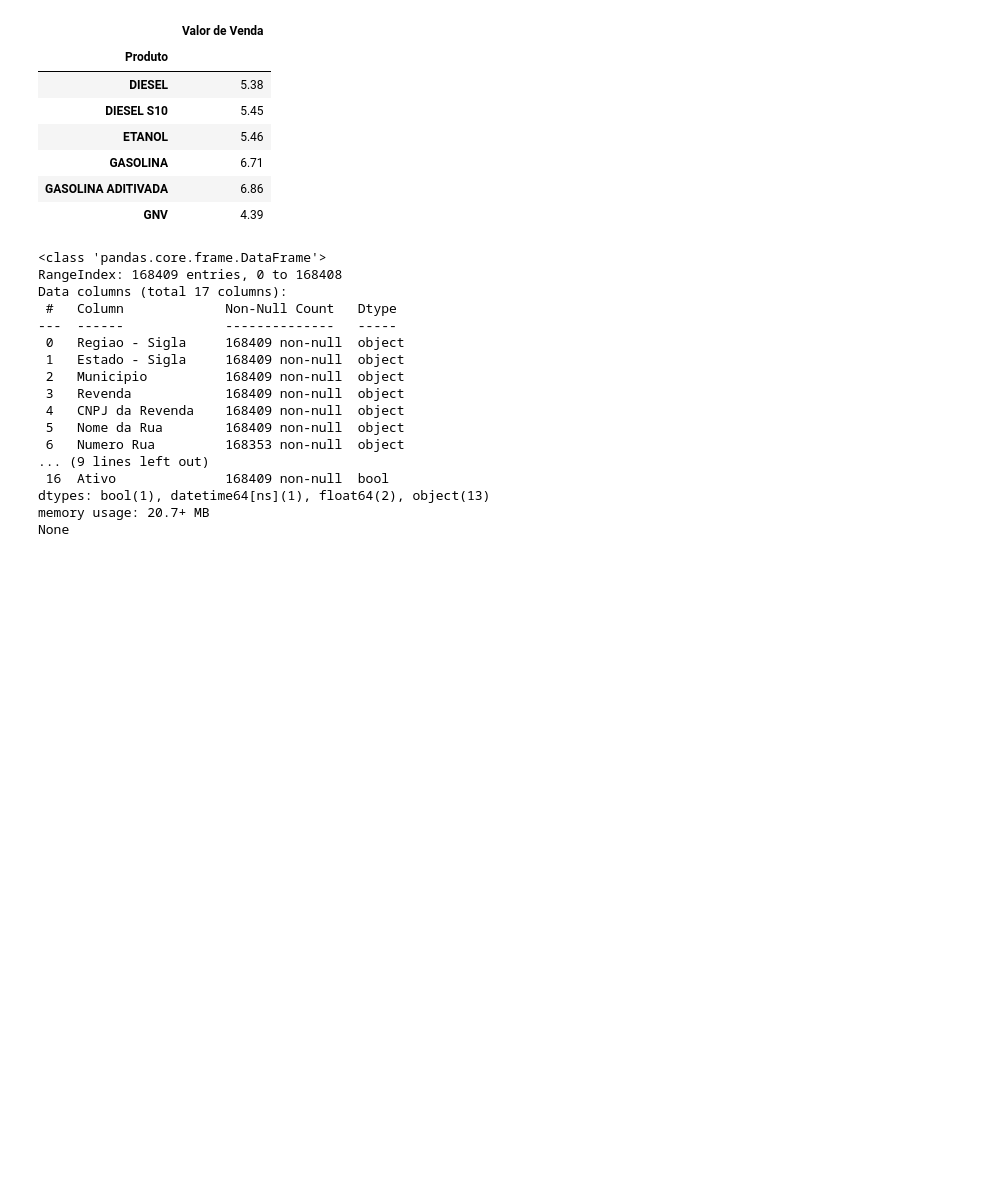
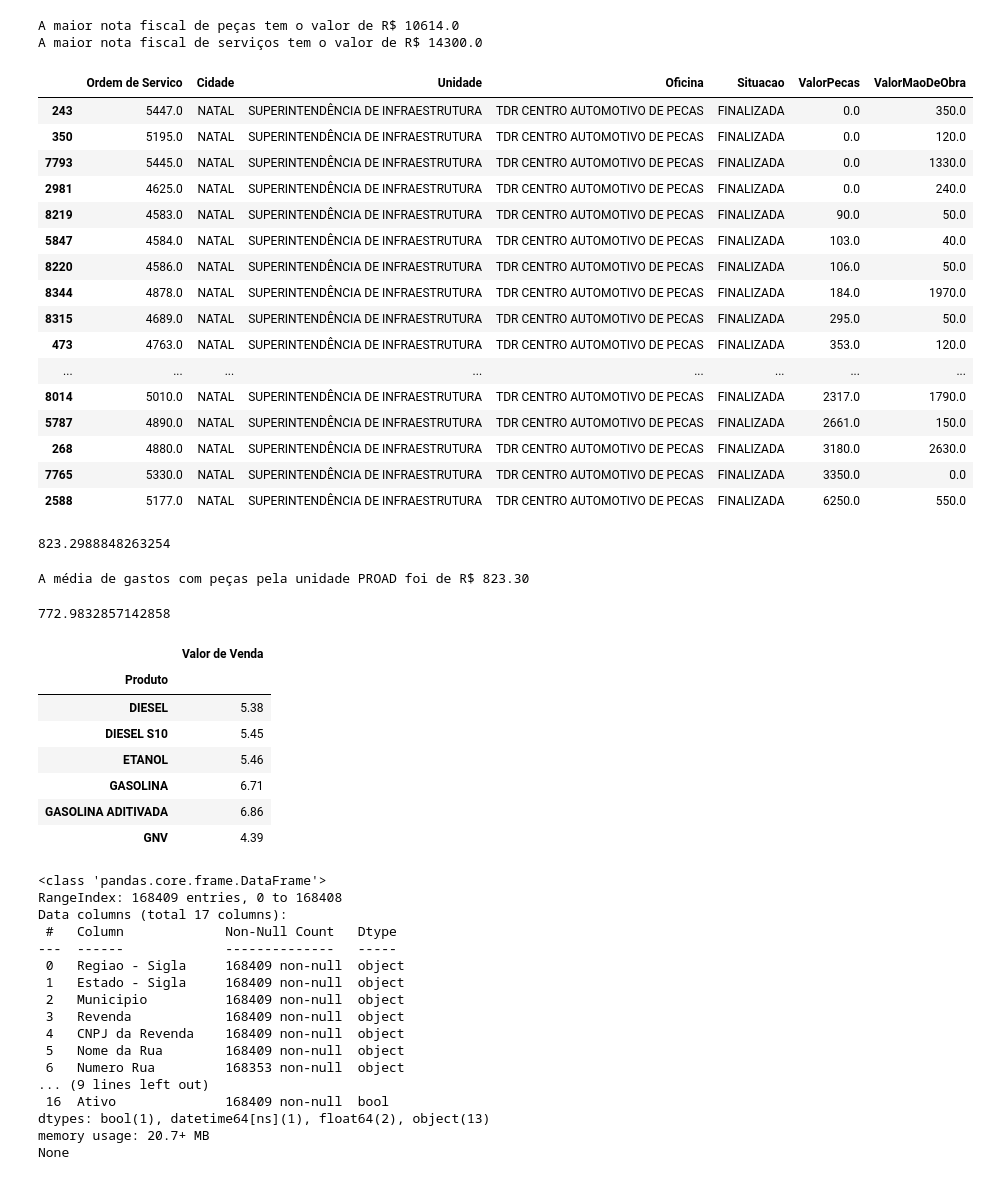
Before and after one commit to andersongiulliano/curso_extensao_pandas, a Jupyter notebook: PrimeiroExemploEmPandas.ipynb, the cells around one changed output. Saved outputs shown, nothing was run; the diff lists cells and outputs as text; code cells hidden in the pictures; blank space fills up the shorter version.

```diff
--- a/PrimeiroExemploEmPandas.ipynb
+++ b/PrimeiroExemploEmPandas.ipynb
@@ -212,0 +135,3 @@ dtype: float64
+# %%
+man_df = man_df[['Ordem de Servico','Cidade','Unidade','Oficina','Situacao','ValorPecas','ValorMaoDeObra']]
+display(man_df)
@@ -212,0 +179,5 @@ dtype: float64
+# %%
+# Criar um dataframe finalizadas_df contendo
+# apenas linhas com situação FINALIZADA e exibir na tela
+finalizadas_df = man_df.loc[man_df['Situacao'] == 'FINALIZADA']
+display(finalizadas_df)
@@ -213,3 +198,61 @@ dtype: float64
+# %%
+pecas_max = (finalizadas_df['ValorPecas'].max())
+print('A maior nota fiscal de peças tem o valor de R$ {}'.format(pecas_max))
+
+servico_max = (finalizadas_df['ValorMaoDeObra'].max())
+print('A maior nota fiscal de serviços tem o valor de R$ {}'.format(servico_max))
+# %% [output]
+A maior nota fiscal de peças tem o valor de R$ 10614.0
+A maior nota fiscal de serviços tem o valor de R$ 14300.0
+# %%
+#DataFrame.loc[] com múltiplas condições para filtragem
+#Quais são os valores de peças e serviços que a unidade Sup. de Infraestrutura fez na oficina TDR CENTRO AUTOMOTIVO DE PECAS
+#ordenado do menor valor de venda para o maior
+
+
+sin_df = finalizadas_df.loc[(finalizadas_df['Unidade'] == 'SUPERINTENDÊNCIA DE INFRAESTRUTURA') & (finalizadas_df['Oficina'] == 'TDR CENTRO AUTOMOTIVO DE PECAS')]
+display(sin_df.sort_values(by='ValorPecas'))
+# %% [output]
+|  | Ordem de Servico | Cidade | Unidade | Oficina | Situacao | ValorPecas | ValorMaoDeObra |
+| 243 | 5447.0 | NATAL | SUPERINTENDÊNCIA DE INFRAESTRUTURA | TDR CENTRO AUTOMOTIVO DE PECAS | FINALIZADA | 0.0 | 350.0 |
+| 350 | 5195.0 | NATAL | SUPERINTENDÊNCIA DE INFRAESTRUTURA | TDR CENTRO AUTOMOTIVO DE PECAS | FINALIZADA | 0.0 | 120.0 |
+| 7793 | 5445.0 | NATAL | SUPERINTENDÊNCIA DE INFRAESTRUTURA | TDR CENTRO AUTOMOTIVO DE PECAS | FINALIZADA | 0.0 | 1330.0 |
+| 2981 | 4625.0 | NATAL | SUPERINTENDÊNCIA DE INFRAESTRUTURA | TDR CENTRO AUTOMOTIVO DE PECAS | FINALIZADA | 0.0 | 240.0 |
+| 8219 | 4583.0 | NATAL | SUPERINTENDÊNCIA DE INFRAESTRUTURA | TDR CENTRO AUTOMOTIVO DE PECAS | FINALIZADA | 90.0 | 50.0 |
+| 5847 | 4584.0 | NATAL | SUPERINTENDÊNCIA DE INFRAESTRUTURA | TDR CENTRO AUTOMOTIVO DE PECAS | FINALIZADA | 103.0 | 40.0 |
+| 8220 | 4586.0 | NATAL | SUPERINTENDÊNCIA DE INFRAESTRUTURA | TDR CENTRO AUTOMOTIVO DE PECAS | FINALIZADA | 106.0 | 50.0 |
+| 8344 | 4878.0 | NATAL | SUPERINTENDÊNCIA DE INFRAESTRUTURA | TDR CENTRO AUTOMOTIVO DE PECAS | FINALIZADA | 184.0 | 1970.0 |
+| 8315 | 4689.0 | NATAL | SUPERINTENDÊNCIA DE INFRAESTRUTURA | TDR CENTRO AUTOMOTIVO DE PECAS | FINALIZADA | 295.0 | 50.0 |
+| 473 | 4763.0 | NATAL | SUPERINTENDÊNCIA DE INFRAESTRUTURA | TDR CENTRO AUTOMOTIVO DE PECAS | FINALIZADA | 353.0 | 120.0 |
+| ... | ... | ... | ... | ... | ... | ... | ... |
+| 8014 | 5010.0 | NATAL | SUPERINTENDÊNCIA DE INFRAESTRUTURA | TDR CENTRO AUTOMOTIVO DE PECAS | FINALIZADA | 2317.0 | 1790.0 |
+| 5787 | 4890.0 | NATAL | SUPERINTENDÊNCIA DE INFRAESTRUTURA | TDR CENTRO AUTOMOTIVO DE PECAS | FINALIZADA | 2661.0 | 150.0 |
+| 268 | 4880.0 | NATAL | SUPERINTENDÊNCIA DE INFRAESTRUTURA | TDR CENTRO AUTOMOTIVO DE PECAS | FINALIZADA | 3180.0 | 2630.0 |
+| 7765 | 5330.0 | NATAL | SUPERINTENDÊNCIA DE INFRAESTRUTURA | TDR CENTRO AUTOMOTIVO DE PECAS | FINALIZADA | 3350.0 | 0.0 |
+| 2588 | 5177.0 | NATAL | SUPERINTENDÊNCIA DE INFRAESTRUTURA | TDR CENTRO AUTOMOTIVO DE PECAS | FINALIZADA | 6250.0 | 550.0 |
+# %%
+# Qual a média de gastos com peças em Natal e Parnamirim nos veiculos da PRÓ-REITORIA DE ADMINISTRAÇÃO (PROAD)?
+
+#PERGUNTAR AO PROFESSOR SOBRE ERRO NO PRINT QUANDO NÃO SE COLOCA O FLOAT
+
+gastos_proad = float(finalizadas_df.loc[(finalizadas_df['Unidade'] == 'PRÓ-REITORIA DE ADMINISTRAÇÃO (PROAD)') & (finalizadas_df['Cidade'] == "NATAL") | ((finalizadas_df['Cidade'] == "PARNAMIRIM") ), ['ValorPecas']].mean())
+
+display(gastos_proad)
+
+print(f'A média de gastos com peças pela unidade PROAD foi de R$ {gastos_proad:.2f}')
+# %% [output]
+823.2988848263254
+A média de gastos com peças pela unidade PROAD foi de R$ 823.30
+# %%
+# Qual a média de gastos com peças em Natal e Parnamirim nos veiculos da PRÓ-REITORIA DE ADMINISTRAÇÃO (PROAD)?
+
+# deu diferente do método anterior --- PERGUNTAR AO PROFESSOR
+
+gastos_proad2= float(finalizadas_df.loc[(finalizadas_df['Unidade'] == 'PRÓ-REITORIA DE ADMINISTRAÇÃO (PROAD)') & (finalizadas_df['Cidade'].isin(["NATAL","PARNAMIRIM"])), ['ValorPecas']].mean())
+
+display(gastos_proad2)
+# %% [output]
+772.9832857142858
 # %%
 # Como mostrar média de valor de venda POR COMBUSTÍVEL Brasil todo?
 media_por_combustivel_df = ca_df[['Produto', 'Valor de Venda']].groupby(by='Produto').mean().round(2)
```
Also changed, not shown: parts of 31 cells of this notebook.
